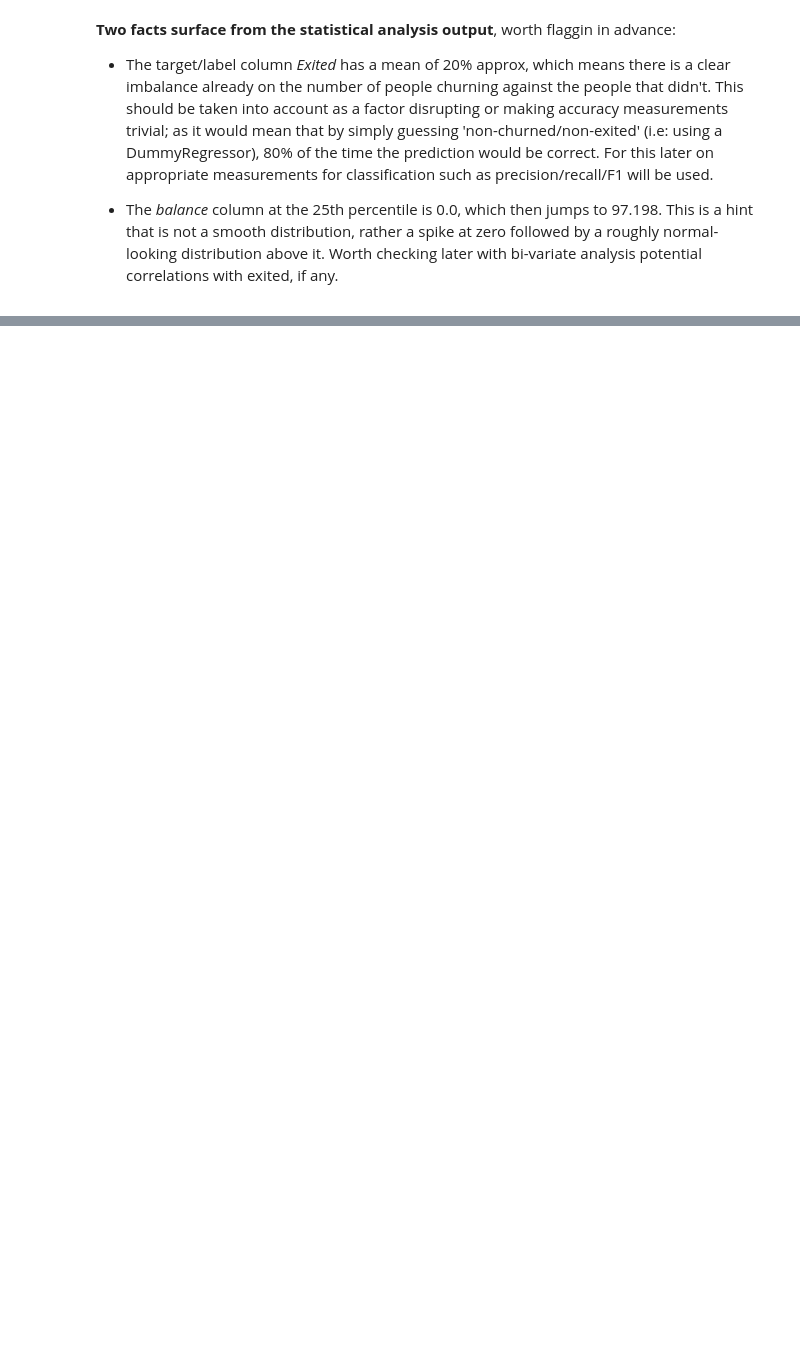
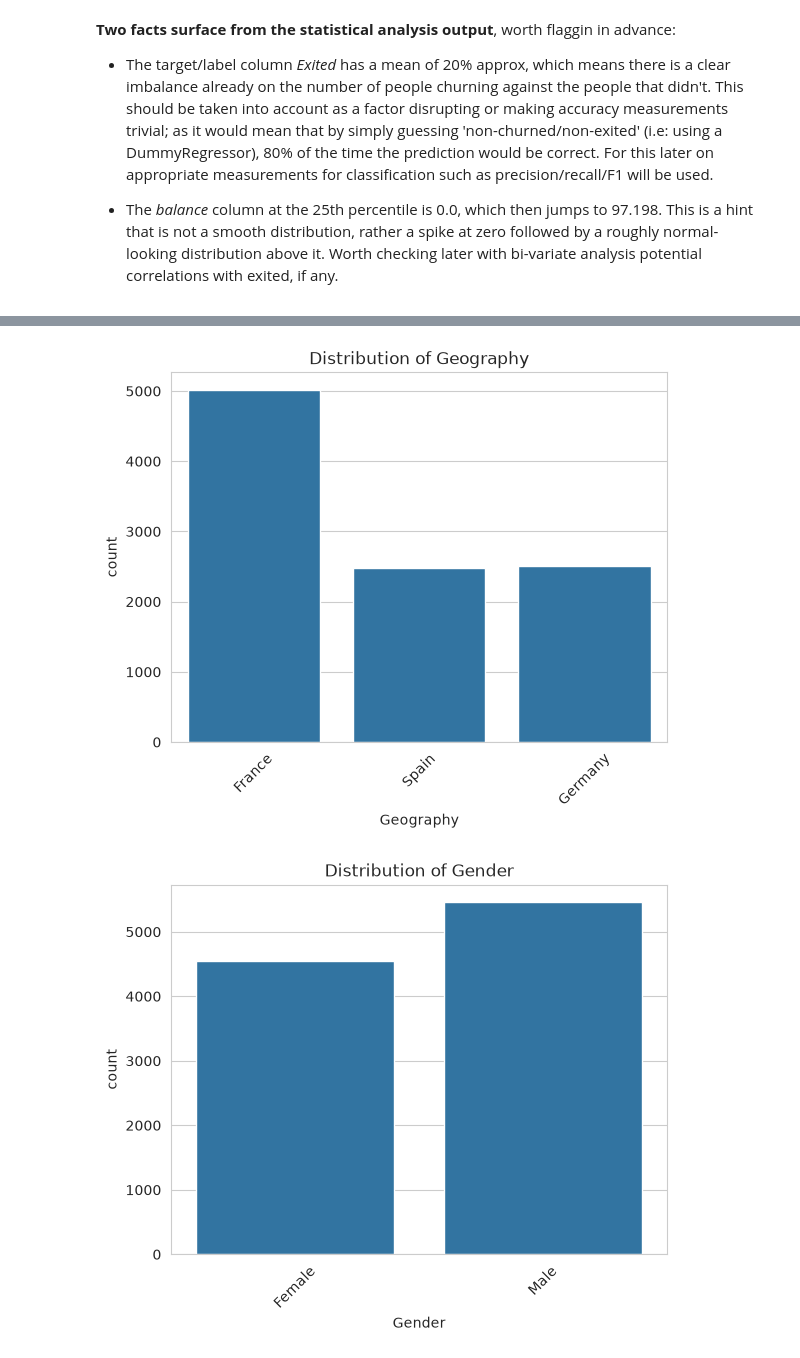
Before and after one commit to jmb-python-developer/ML-02-customer-churn-prediction, a Jupyter notebook: notebooks/notebook.ipynb, the cells around one changed output, grey strips where cells are left out. Drawn from its saved outputs; the diff is of its cells as text; code cells hidden in the pictures; blank space fills up the shorter version.

```diff
--- a/notebooks/notebook.ipynb
+++ b/notebooks/notebook.ipynb
@@ -100,0 +139,13 @@ df.describe()
+# %%
+# Categorical columns
+categorical_columns = df.drop(columns="Surname").describe(include=["object", "str"])
+# %%
+# Visualize with Count Plots and draw observations
+for col in categorical_columns:
+    sns.countplot(data=df, x=col)
+    plt.title(f"Distribution of {col}")
+    plt.xticks(rotation=45)
+    plt.show()
+# %% [output]
+[figure, added]
+[figure, added]
```
Also changed, not shown: parts of 11 cells of this notebook.
